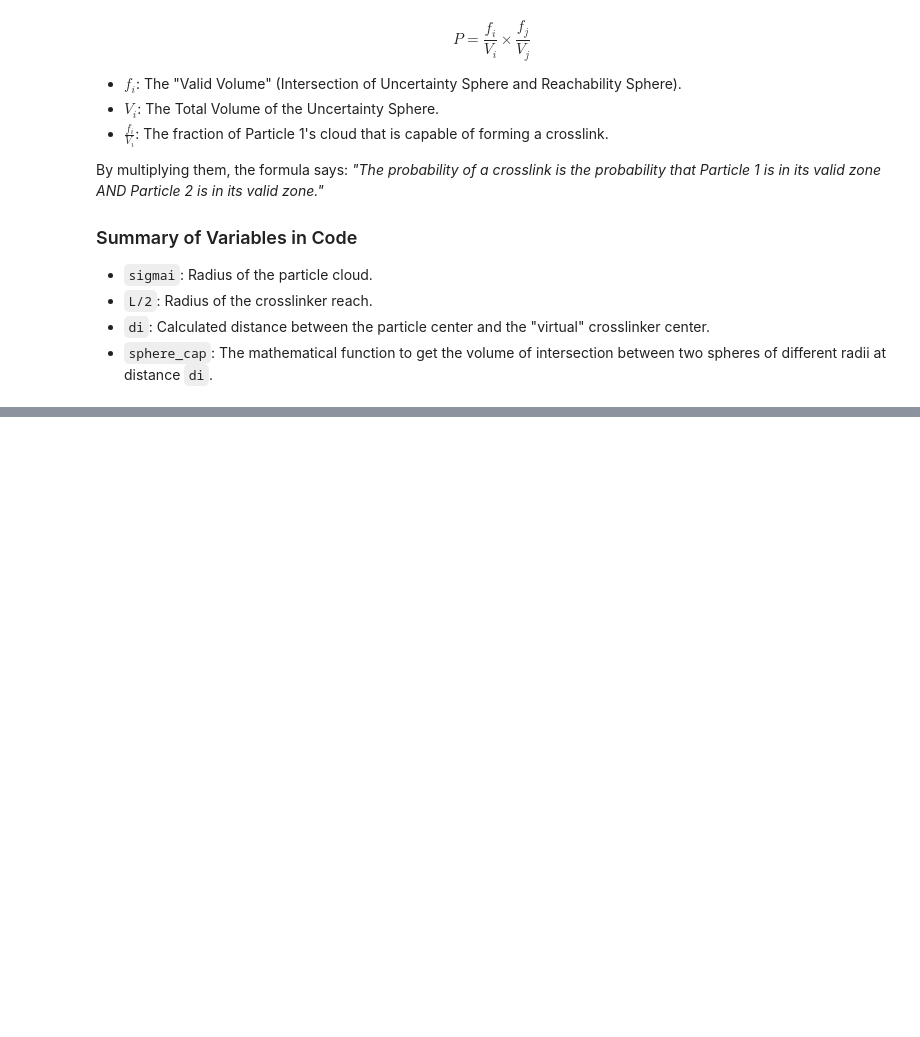
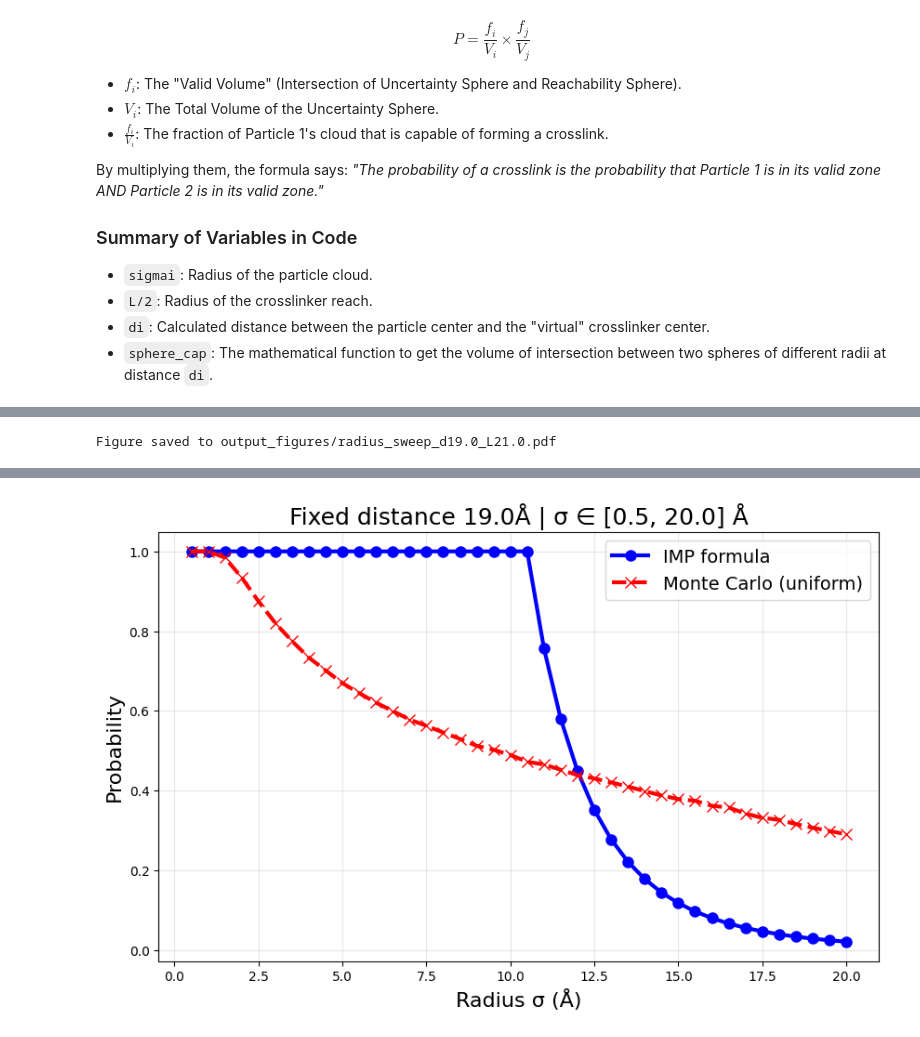
Before and after one commit to sreeganb/tri-center-xls, a Jupyter notebook: bayesian_trifunctional/test_xlms_restraint.ipynb, the cells around one changed output, grey strips where cells are left out. Drawn from its saved outputs; the diff is of its cells as text; code cells hidden in the pictures; blank space fills up the shorter version.

```diff
--- a/bayesian_trifunctional/test_xlms_restraint.ipynb
+++ b/bayesian_trifunctional/test_xlms_restraint.ipynb
@@ -747,0 +601,66 @@ By multiplying them, the formula says: *"The probability of a crosslink is the p
+# %%
+import os
+import numpy as np
+import matplotlib.pyplot as plt
+import mplcursors  # For hover tooltips
+import plotly.graph_objects as go  # For interactive Plotly plot
+
+def create_radius_sweep_plot(
+    distance=35.0,
+    sigma_min=2.0,
+    sigma_max=30.0,
+    steps=29,
+    L=21.0,
+    N_mc=500000
+):
+    """
+    Compare IMP vs uniform Monte Carlo probabilities as the sphere radius grows.
+    Interactive Plotly plot displayed, Matplotlib used for PDF save.
+    """
+    sigma_values = np.linspace(sigma_min, sigma_max, steps)
+    prob_imp = []
+    prob_mc = []
+    p1 = np.array([0.0, 0.0, 0.0])
+    p2 = np.array([distance, 0.0, 0.0])
+
+    for sigma in sigma_values:
+        prob_imp.append(compute_imp_probability(distance, sigma, sigma, L))
+        prob_mc.append(compute_mc_probability(p1, p2, sigma, sigma, L, N=N_mc))
+
+    # Create Plotly figure for interactive display
+    fig_plotly = go.Figure()
+    fig_plotly.add_trace(go.Scatter(x=sigma_values, y=prob_imp, mode='lines+markers', name='IMP formula', line=dict(color='blue', width=3), marker=dict(size=8)))
+    fig_plotly.add_trace(go.Scatter(x=sigma_values, y=prob_mc, mode='lines+markers', name='Monte Carlo (uniform)', line=dict(color='red', width=3, dash='dash'), marker=dict(size=8, symbol='x')))
+    fig_plotly.update_layout(
+        title=f'Fixed distance {distance:.1f}Å | σ ∈ [{sigma_min:.1f}, {sigma_max:.1f}] Å',
+        xaxis_title='Radius σ (Å)',
+        yaxis_title='Probability',
+        font=dict(size=14)
+    )
+    fig_plotly.show()  # Display interactive Plotly plot
+
+    # Create Matplotlib figure for PDF save
+    fig, ax = plt.subplots(figsize=(10, 6))
+    ax.plot(sigma_values, prob_imp, 'o-', color='blue', linewidth=3, markersize=8, label='IMP formula')
+    ax.plot(sigma_values, prob_mc, 'x--', color='red', linewidth=3, markersize=8, label='Monte Carlo (uniform)')
+    ax.set_xlabel('Radius σ (Å)', fontsize=16)
+    ax.set_ylabel('Probability', fontsize=16)
+    ax.set_title(f'Fixed distance {distance:.1f}Å | σ ∈ [{sigma_min:.1f}, {sigma_max:.1f}] Å', fontsize=18)
+    ax.legend(fontsize=14)
+    ax.grid(True, alpha=0.3)
+
+    # Ensure output directory exists
+    if not os.path.exists("output_figures"):
+        os.makedirs("output_figures")
+
+    # Save as PDF
+    filename = f"output_figures/radius_sweep_d{distance}_L{L}.pdf"
+    fig.savefig(filename, bbox_inches='tight')
+    print(f"Figure saved to {filename}")
+
+    return {"sigma": sigma_values, "prob_imp": np.array(prob_imp), "prob_mc": np.array(prob_mc)}
+
+# example usage
+create_radius_sweep_plot(distance=19.0, sigma_min=0.5, sigma_max=20.0, steps=40, L=21.0, N_mc=50000)
+# %% [output]
+Figure saved to output_figures/radius_sweep_d19.0_L21.0.pdf
@@ -747,0 +685 @@ By multiplying them, the formula says: *"The probability of a crosslink is the p
+[figure, added]
```
Also changed, not shown: parts of 5 cells of this notebook, 2 other files.
